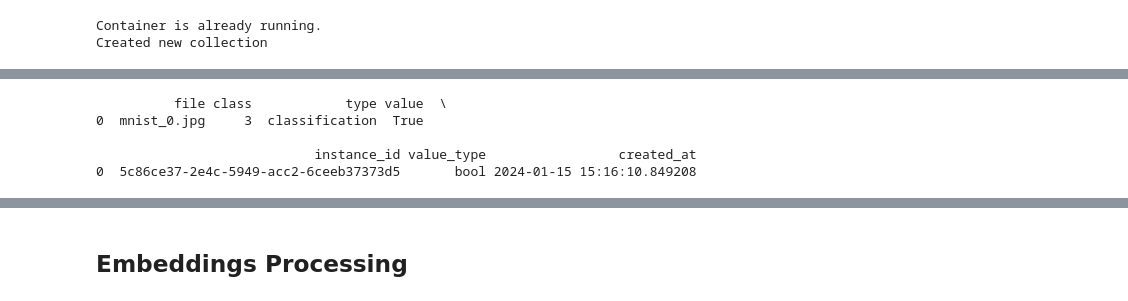
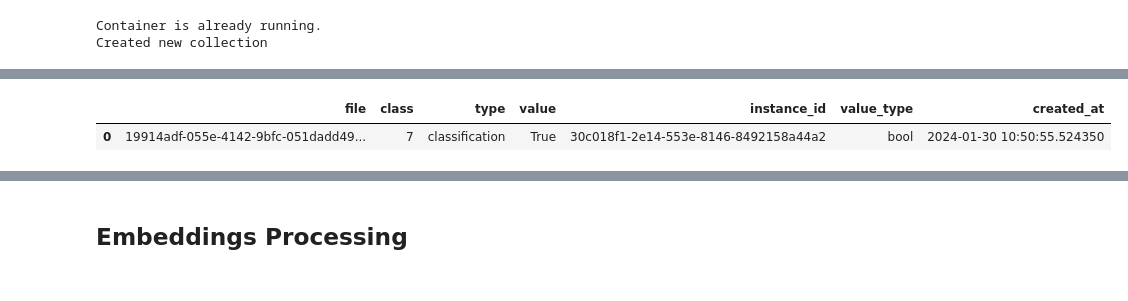
Before and after one commit to luxonis/luxonis-ml, a Jupyter notebook: examples/Embeddings_LDF_Qdrant_Example.ipynb, the cells around one changed output, grey strips where cells are left out. Cells and saved outputs as stored; diff of their text form; code cells hidden in the pictures.

```diff
--- a/examples/Embeddings_LDF_Qdrant_Example.ipynb
+++ b/examples/Embeddings_LDF_Qdrant_Example.ipynb
@@ -197,10 +203,10 @@ ort_session = onnxruntime.InferenceSession("resnet50-1.onnx", providers=provider
 QdrantManager("qdrant/qdrant", "qdrant_container2").start_docker_qdrant()
 
 # Connect to Qdrant
-qdrant_api = QdrantAPI("localhost", 6333, "mnist4")
+qdrant_api = QdrantAPI("localhost", 6333, "mnist23")
 
 # Create a collection
-qdrant_api.create_collection(vector_size=2048, distance=Distance.COSINE)
+qdrant_api.create_collection(vector_size=2048, distance="cosine")
 # %% [output]
 Container is already running.
 Created new collection
@@ -212,19 +221,14 @@ emb_dict = generate_embeddings(
 # %%
 first_emb = None
 
 # get a specific sample from dataset
 first_sample = list(emb_dict.keys())[0]
 first_emb = emb_dict[first_sample]
 sample_id = first_sample
 
-# sample_id = '64e758bdca1096d3483d18f4'
-# sample = dataset.fo_dataset[sample_id]
 df = dataset._load_df_offline()
-sample = df[df["instance_id"] == sample_id]
-print(sample)
+sample = df[df["file"] == sample_id+".jpg"]
+sample
 # %% [output]
-          file class            type value  \
-0  mnist_0.jpg     3  classification  True
-
-                            instance_id value_type                 created_at
-0  5c86ce37-2e4c-5949-acc2-6ceeb37373d5       bool 2024-01-15 15:16:10.849208
+|  | file | class | type | value | instance_id | value_type | created_at |
+| 0 | 19914adf-055e-4142-9bfc-051dadd49... | 7 | classification | True | 30c018f1-2e14-553e-8146-8492158a44a2 | bool | 2024-01-30 10:50:55.524350 |
```
Also changed, not shown: parts of 14 cells of this notebook, 7 other files.
